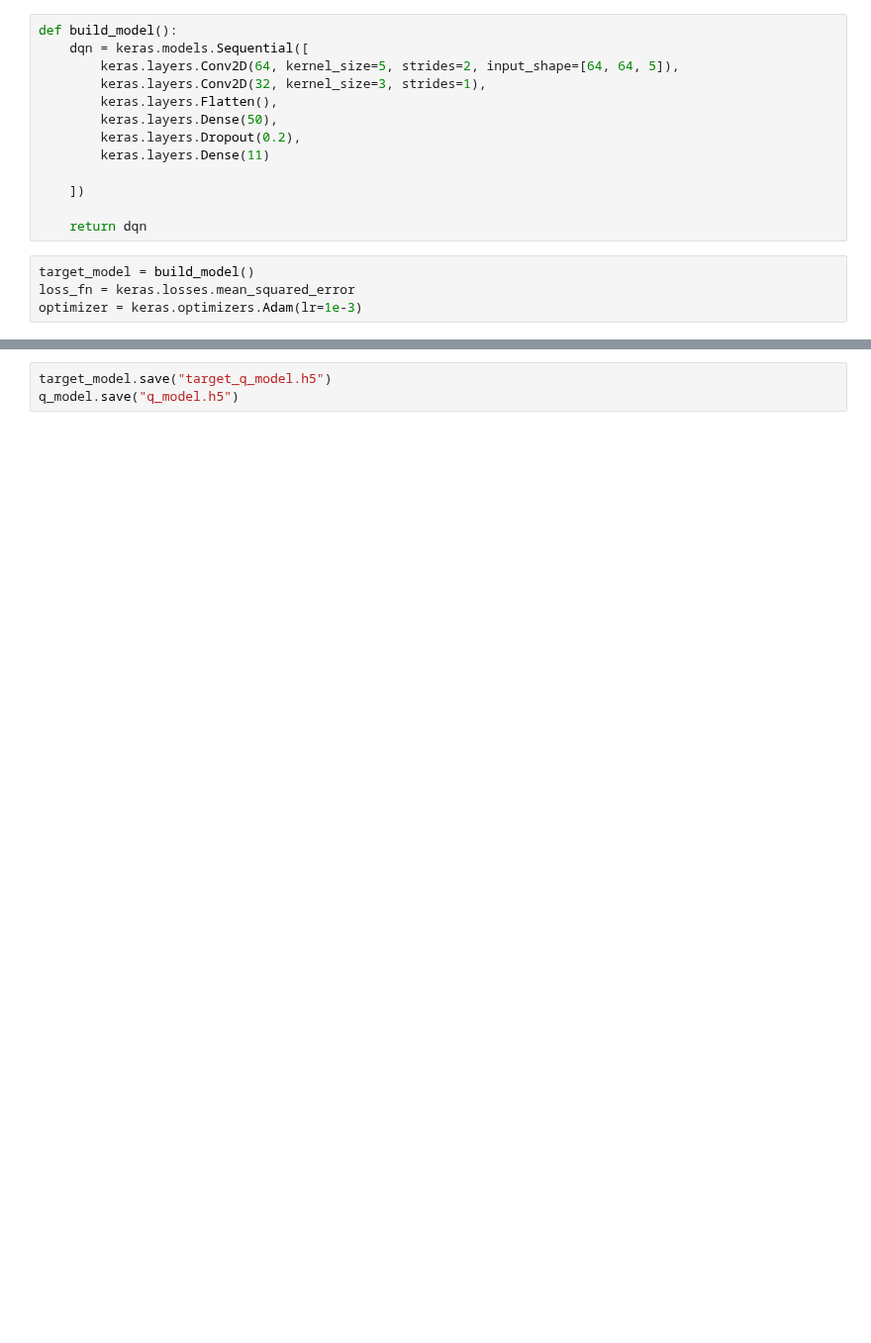
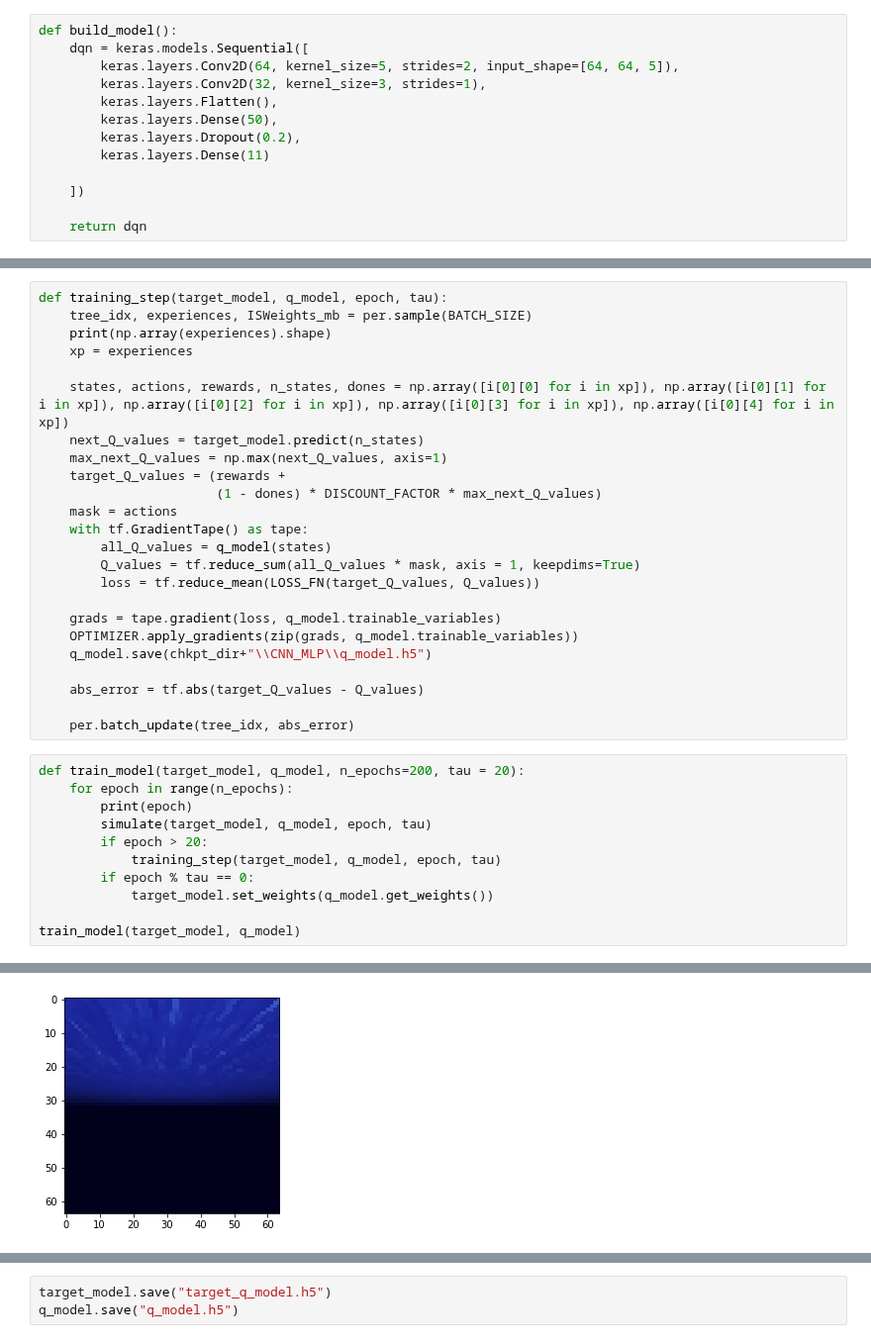
Before and after one commit to OrdinaryHacker101/MinecraftAI, a Jupyter notebook: learn_from_video/pretrained_model_tests/video_model_v2.ipynb, the cells around one changed output, grey strips where cells are left out. Shown at 99% size. Cells and saved outputs as stored; diff of their text form; blank space fills up the shorter version.

```diff
--- a/learn_from_video/pretrained_model_tests/video_model_v2.ipynb
+++ b/learn_from_video/pretrained_model_tests/video_model_v2.ipynb
@@ -93,7 +112,3 @@ def build_model():
     ])
 
     return dqn
-# %%
-target_model = build_model()
-loss_fn = keras.losses.mean_squared_error
-optimizer = keras.optimizers.Adam(lr=1e-3)
@@ -165,0 +143,36 @@ tf.Tensor(61730.85, shape=(), dtype=float32)
+# %%
+def training_step(target_model, q_model, epoch, tau):
+    tree_idx, experiences, ISWeights_mb = per.sample(BATCH_SIZE)
+    print(np.array(experiences).shape)
+    xp = experiences
+
+    states, actions, rewards, n_states, dones = np.array([i[0][0] for i in xp]), np.array([i[0][1] for i in xp]), np.array([i[0][2] for i in xp]), np.array([i[0][3] for i in xp]), np.array([i[0][4] for i in xp])
+    next_Q_values = target_model.predict(n_states)
+    max_next_Q_values = np.max(next_Q_values, axis=1)
+    target_Q_values = (rewards +
+                       (1 - dones) * DISCOUNT_FACTOR * max_next_Q_values)
+    mask = actions
+    with tf.GradientTape() as tape:
+        all_Q_values = q_model(states)
+        Q_values = tf.reduce_sum(all_Q_values * mask, axis = 1, keepdims=True)
+        loss = tf.reduce_mean(LOSS_FN(target_Q_values, Q_values))
+
+    grads = tape.gradient(loss, q_model.trainable_variables)
+    OPTIMIZER.apply_gradients(zip(grads, q_model.trainable_variables))
+    q_model.save(chkpt_dir+"\\CNN_MLP\\q_model.h5")
+
+    abs_error = tf.abs(target_Q_values - Q_values)
+
+    per.batch_update(tree_idx, abs_error)
+# %%
+def train_model(target_model, q_model, n_epochs=200, tau = 20):
+    for epoch in range(n_epochs):
+        print(epoch)
+        simulate(target_model, q_model, epoch, tau)
+        if epoch > 20:
+            training_step(target_model, q_model, epoch, tau)
+        if epoch % tau == 0:
+            target_model.set_weights(q_model.get_weights())
+
+train_model(target_model, q_model)
+# %% [output]
@@ -166,3 +196,4 @@ tf.Tensor(61730.85, shape=(), dtype=float32)
+[figure, added]
 # %%
 for i in range(10):
     video, actions, compass_angle, rewards = generate_random_video(path)
```
Also changed, not shown: parts of 5 cells of this notebook.
